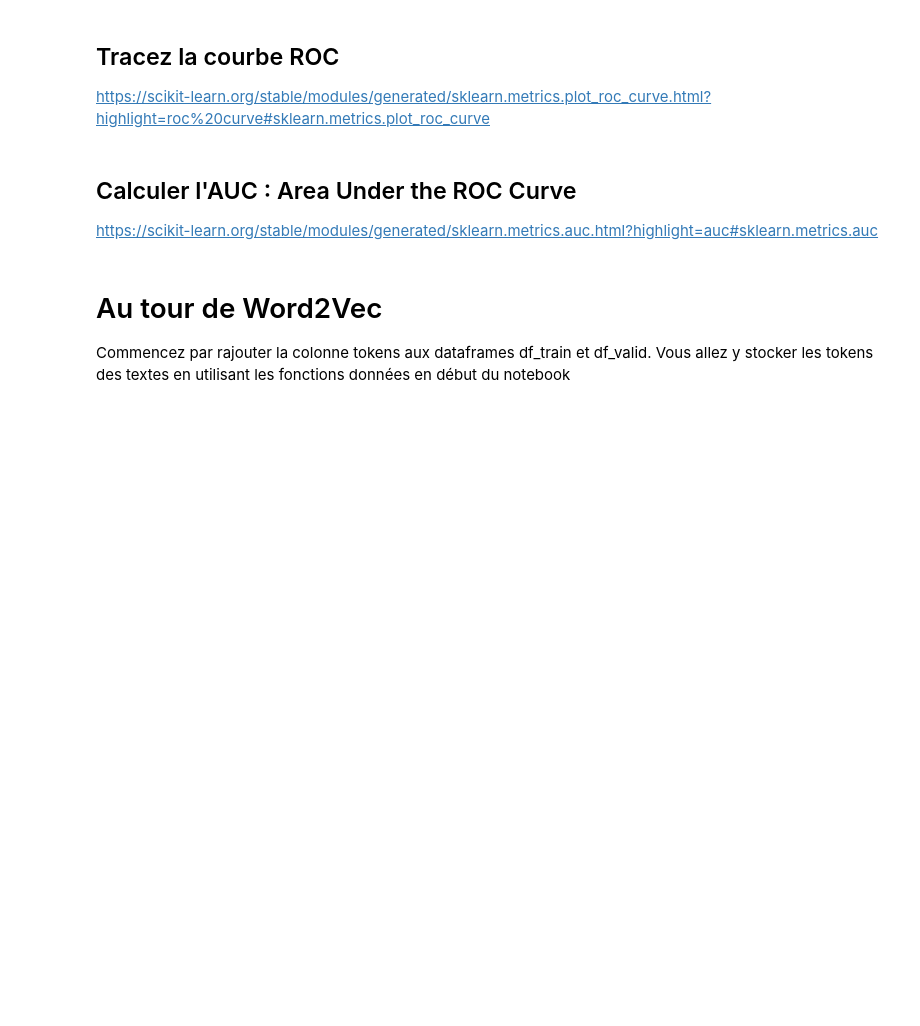
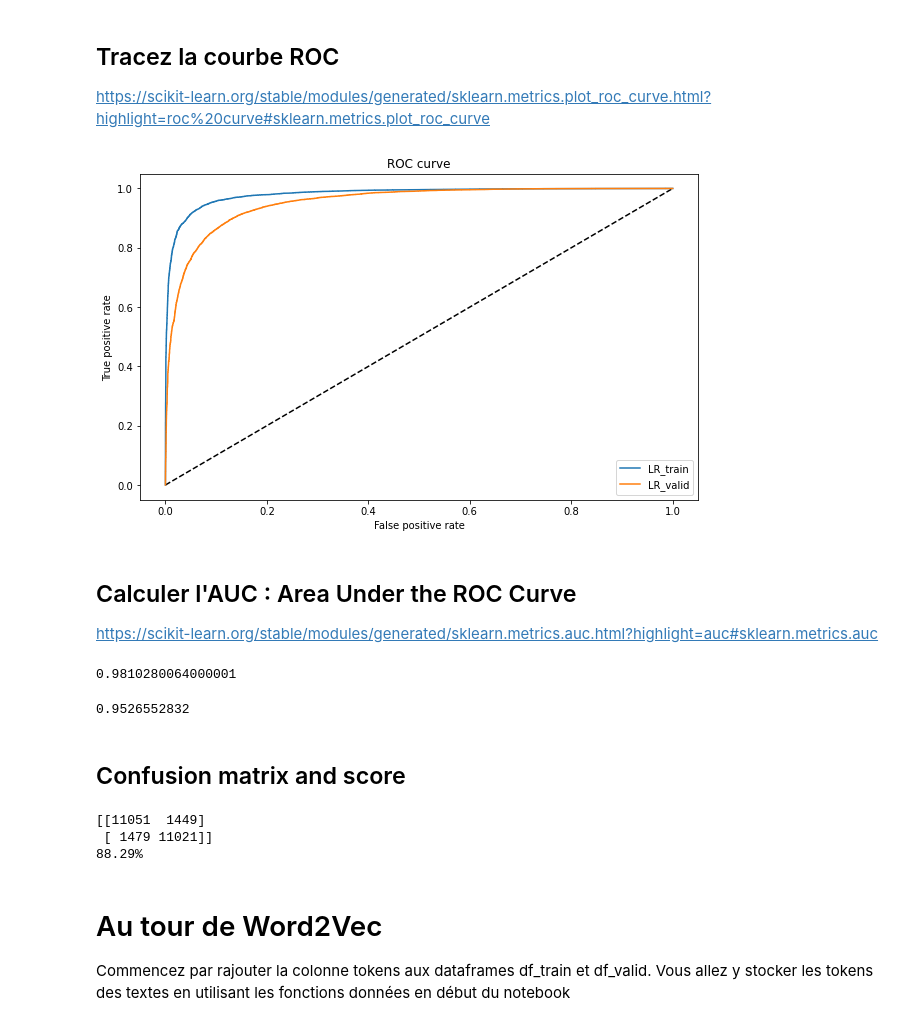
Before and after one commit to charles66820/CREMIfiles, a Jupyter notebook: IS329_fouille/tp2/TP-Word2Vec.ipynb, the cells around one changed output. Cells and saved outputs as stored; diff of their text form; code cells hidden in the pictures; blank space fills up the shorter version.

```diff
--- a/IS329_fouille/tp2/TP-Word2Vec.ipynb
+++ b/IS329_fouille/tp2/TP-Word2Vec.ipynb
@@ -97,2 +129,4 @@ X_valid = ##
+# %%
+X_valid = vectoriser.transform(df_valid["text"])
 # %% [markdown]
 Quelle est la taille du vocabulaire utilisé par votre vectorizer?
@@ -99,7 +137,7 @@ Quelle est la taille du vocabulaire utilisé par votre vectorizer?
 # %%
 # On prépare le vecteur à prédire
-y_train = #
-y_valid = #
+y_train = df_train["positive"]
+y_valid = df_valid["positive"]
 # %% [markdown]
 # Un peu de Machine learning
 
@@ -112,5 +150,9 @@ Etape 2 : fit(X, y)
 Etape 3 : Evaluons les performances
 
 Commencez par instancier le modèle
+# %%
+ml = sklearn.linear_model.LogisticRegression(max_iter=1000)
 # %% [markdown]
 Lancez l'apprentissage sur l'ensemble de train
+# %%
+ml.fit(X_train, y_train)
@@ -122,9 +172,46 @@ Explorez les options 'normalize' : Quelle information est la plus pertinente ?
 # %% [markdown]
 ## Tracez la courbe ROC
 https://scikit-learn.org/stable/modules/generated/sklearn.metrics.plot_roc_curve.html?highlight=roc%20curve#sklearn.metrics.plot_roc_curve
+# %%
+fpr_lr_train, tpr_lr_train, thresholds_train = sklearn.metrics.roc_curve(y_train, ml.predict_proba(X_train)[:, 1])
+fpr_lr_valid, tpr_lr_valid, threshold_valid = sklearn.metrics.roc_curve(y_valid, ml.predict_proba(X_valid)[:, 1])
+plt.figure(figsize=(10,6))
+plt.plot([0, 1], [0, 1], 'k--')
+plt.plot(fpr_lr_train, tpr_lr_train, label='LR_train')
+plt.plot(fpr_lr_valid, tpr_lr_valid, label='LR_valid')
+plt.xlabel('False positive rate')
+plt.ylabel('True positive rate')
+plt.legend()
+plt.title('ROC curve')
+plt.show()
+# %% [output]
+[figure, added]
 # %% [markdown]
 ## Calculer l'AUC : Area Under the ROC Curve
 https://scikit-learn.org/stable/modules/generated/sklearn.metrics.auc.html?highlight=auc#sklearn.metrics.auc
+# %%
+# Aire sous la courbe ROC - train
+sklearn.metrics.roc_auc_score(y_train, ml.predict_proba(X_train)[:, 1])
+# %% [output]
+0.9810280064000001
+# %%
+# Aire sous la courbe ROC - valid
+sklearn.metrics.roc_auc_score(y_valid, ml.predict_proba(X_valid)[:, 1])
+# %% [output]
+0.9526552832
+# %% [markdown]
+## Confusion matrix and score
+# %%
+from sklearn.metrics import confusion_matrix, accuracy_score
+
+cm = confusion_matrix(y_valid, y_pred)
+print(cm)
+
+print("{:.2%}".format(accuracy_score(y_valid, y_pred)))
+# %% [output]
+[[11051  1449]
+ [ 1479 11021]]
+88.29%
 # %% [markdown]
 # Au tour de Word2Vec
 
```
Also changed, not shown: parts of 20 cells of this notebook.
